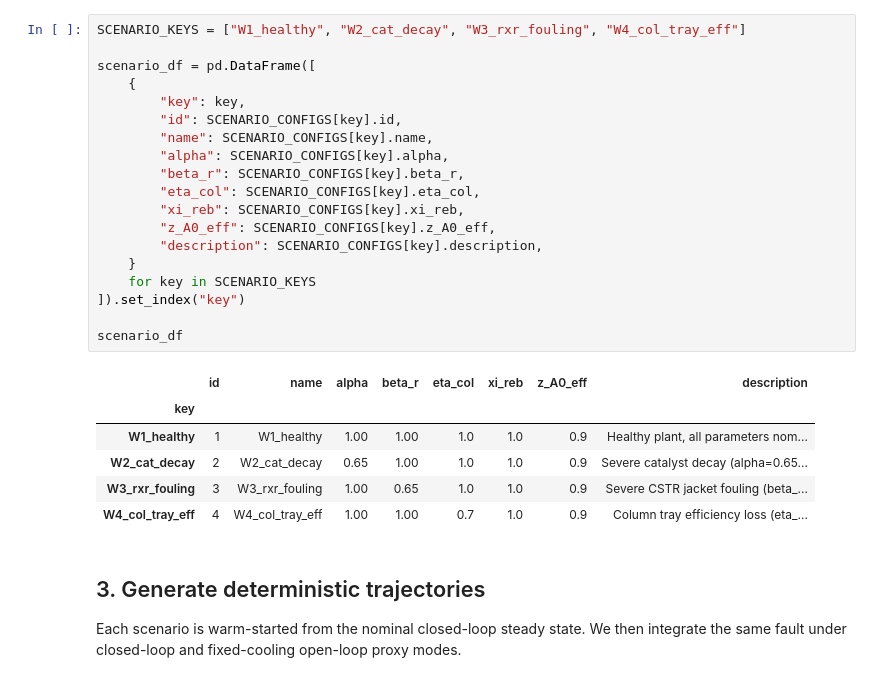
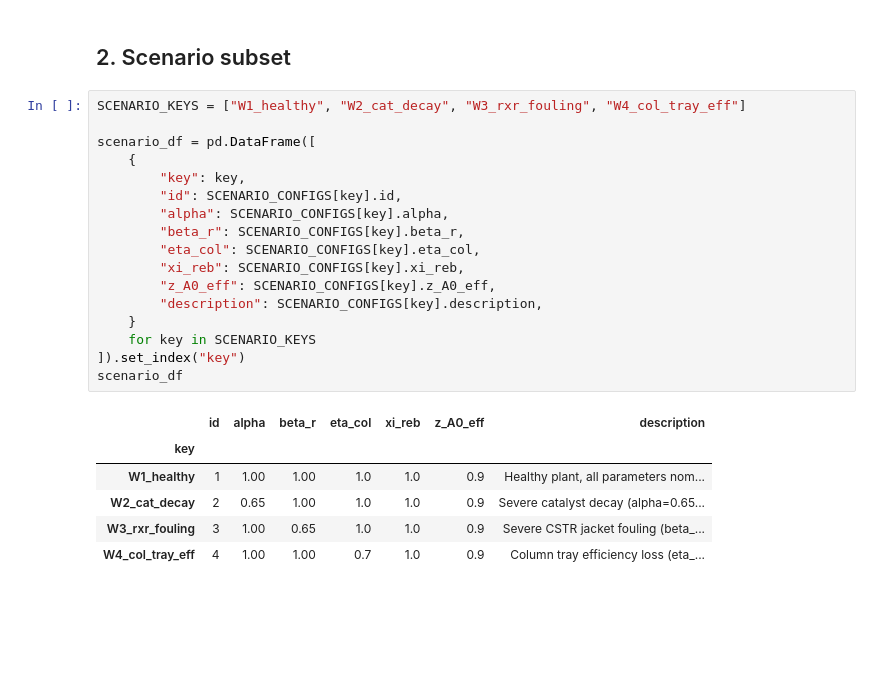
Before and after one commit to simonecasolo/cstr-model-optimisation, a Jupyter notebook: research_project/notebooks/21_wu2003_control_structures.ipynb, the cells around one changed output. Saved outputs shown, nothing was run; the diff lists cells and outputs as text; blank space fills up the shorter version.

```diff
--- a/research_project/notebooks/21_wu2003_control_structures.ipynb
+++ b/research_project/notebooks/21_wu2003_control_structures.ipynb
@@ -79,32 +42,26 @@ jacket fouling, and column tray-efficiency loss.
+# %% [markdown]
+## 2. Scenario subset
 # %%
 SCENARIO_KEYS = ["W1_healthy", "W2_cat_decay", "W3_rxr_fouling", "W4_col_tray_eff"]
 
 scenario_df = pd.DataFrame([
     {
         "key": key,
         "id": SCENARIO_CONFIGS[key].id,
-        "name": SCENARIO_CONFIGS[key].name,
         "alpha": SCENARIO_CONFIGS[key].alpha,
         "beta_r": SCENARIO_CONFIGS[key].beta_r,
         "eta_col": SCENARIO_CONFIGS[key].eta_col,
         "xi_reb": SCENARIO_CONFIGS[key].xi_reb,
         "z_A0_eff": SCENARIO_CONFIGS[key].z_A0_eff,
         "description": SCENARIO_CONFIGS[key].description,
     }
     for key in SCENARIO_KEYS
 ]).set_index("key")
-
 scenario_df
 # %% [output]
-|  | id | name | alpha | beta_r | eta_col | xi_reb | z_A0_eff | description |
-| key |  |  |  |  |  |  |  |  |
-| W1_healthy | 1 | W1_healthy | 1.00 | 1.00 | 1.0 | 1.0 | 0.9 | Healthy plant, all parameters nom... |
-| W2_cat_decay | 2 | W2_cat_decay | 0.65 | 1.00 | 1.0 | 1.0 | 0.9 | Severe catalyst decay (alpha=0.65... |
-| W3_rxr_fouling | 3 | W3_rxr_fouling | 1.00 | 0.65 | 1.0 | 1.0 | 0.9 | Severe CSTR jacket fouling (beta_... |
-| W4_col_tray_eff | 4 | W4_col_tray_eff | 1.00 | 1.00 | 0.7 | 1.0 | 0.9 | Column tray efficiency loss (eta_... |
+|  | id | alpha | beta_r | eta_col | xi_reb | z_A0_eff | description |
+| key |  |  |  |  |  |  |  |
+| W1_healthy | 1 | 1.00 | 1.00 | 1.0 | 1.0 | 0.9 | Healthy plant, all parameters nom... |
+| W2_cat_decay | 2 | 0.65 | 1.00 | 1.0 | 1.0 | 0.9 | Severe catalyst decay (alpha=0.65... |
+| W3_rxr_fouling | 3 | 1.00 | 0.65 | 1.0 | 1.0 | 0.9 | Severe CSTR jacket fouling (beta_... |
+| W4_col_tray_eff | 4 | 1.00 | 1.00 | 0.7 | 1.0 | 0.9 | Column tray efficiency loss (eta_... |
-# %% [markdown]
-## 3. Generate deterministic trajectories
-
-Each scenario is warm-started from the nominal closed-loop steady state. We
-then integrate the same fault under closed-loop and fixed-cooling open-loop
-proxy modes.
```
Also changed, not shown: parts of 27 cells of this notebook, 6 other files.
